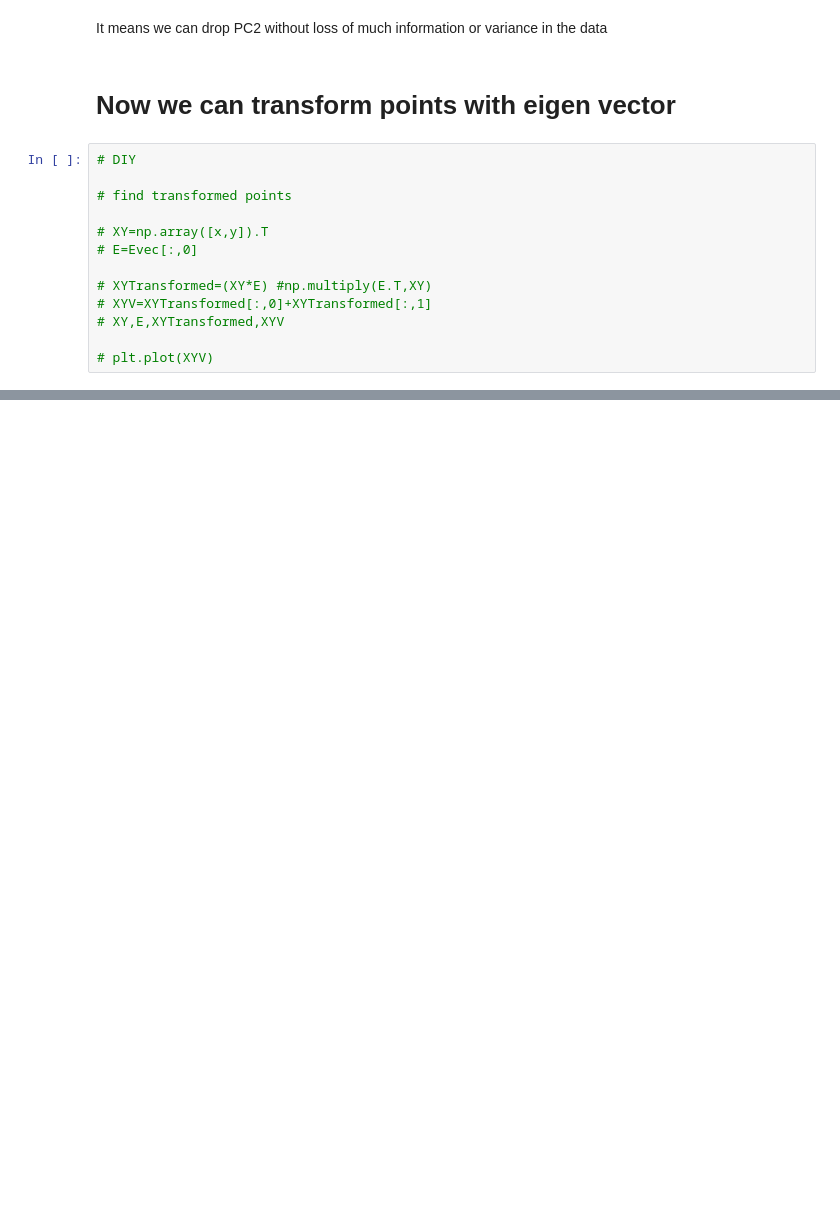
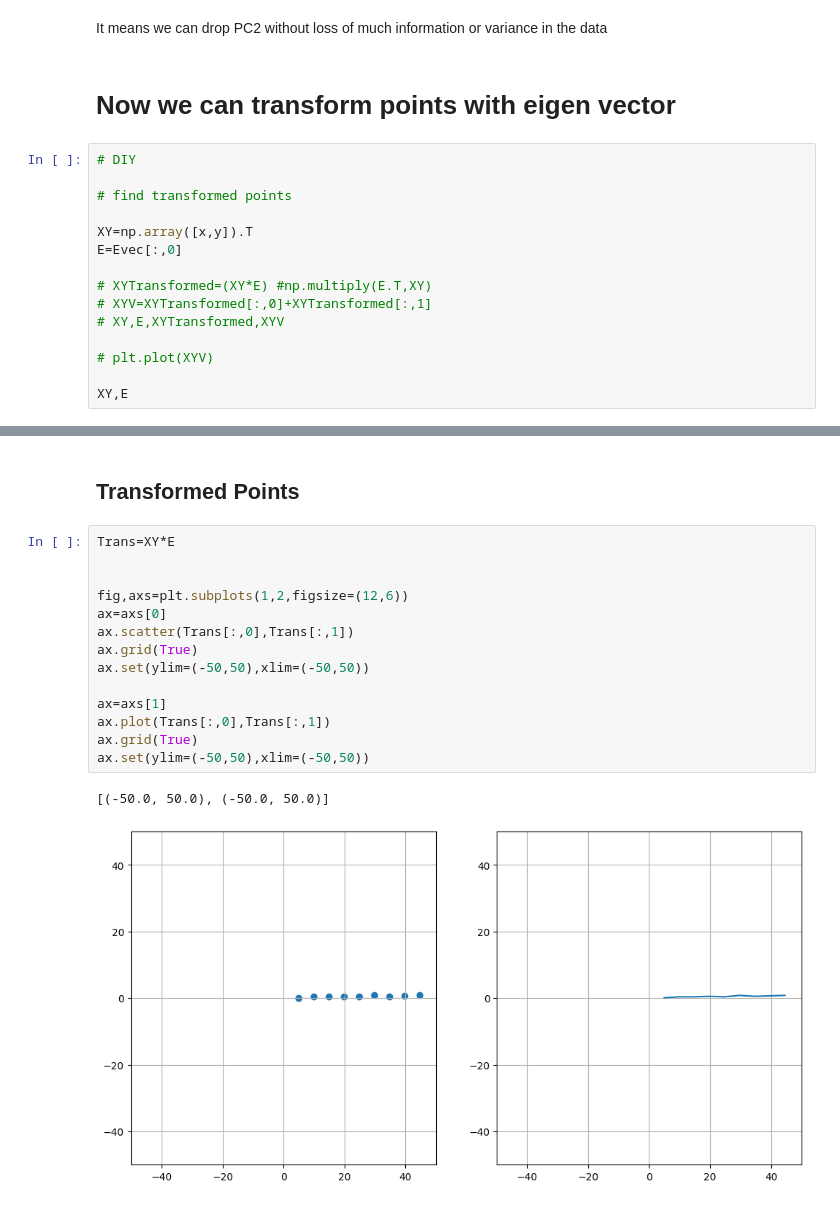
Before and after one commit to CAS-CS/cas-cs.github.io, a Jupyter notebook: lectures/FoML/.PythonCode/ClassDemo/07_PCA_Dimentionality_reduction.ipynb, the cells around one changed output, grey strips where cells are left out. Saved outputs shown, nothing was run; the diff lists cells and outputs as text; blank space fills up the shorter version.

```diff
--- a/lectures/FoML/.PythonCode/ClassDemo/07_PCA_Dimentionality_reduction.ipynb
+++ b/lectures/FoML/.PythonCode/ClassDemo/07_PCA_Dimentionality_reduction.ipynb
@@ -501,11 +504,13 @@ It means we can drop PC2 without loss of much information or variance in the dat
 
 # find transformed points
 
-# XY=np.array([x,y]).T
-# E=Evec[:,0]
+XY=np.array([x,y]).T
+E=Evec[:,0]
 
 # XYTransformed=(XY*E) #np.multiply(E.T,XY)
 # XYV=XYTransformed[:,0]+XYTransformed[:,1]
 # XY,E,XYTransformed,XYV
 
 # plt.plot(XYV)
+
+XY,E
@@ -511,0 +528,19 @@ It means we can drop PC2 without loss of much information or variance in the dat
+# %% [markdown]
+## Transformed Points
+# %%
+Trans=XY*E
+
+
+fig,axs=plt.subplots(1,2,figsize=(12,6))
+ax=axs[0]
+ax.scatter(Trans[:,0],Trans[:,1])
+ax.grid(True)
+ax.set(ylim=(-50,50),xlim=(-50,50))
+
+ax=axs[1]
+ax.plot(Trans[:,0],Trans[:,1])
+ax.grid(True)
+ax.set(ylim=(-50,50),xlim=(-50,50))
+# %% [output]
+[(-50.0, 50.0), (-50.0, 50.0)]
+[figure, added]
```
Also changed, not shown: parts of 19 cells of this notebook, 2 other files.
